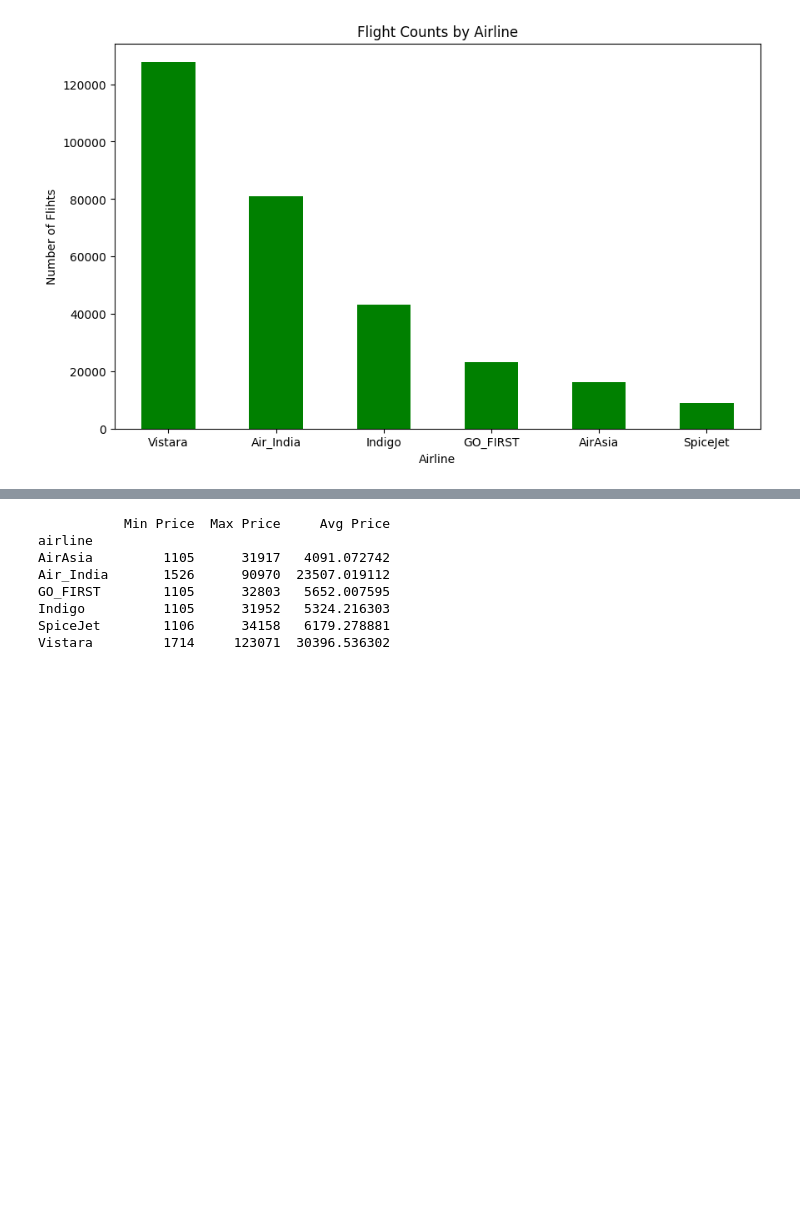
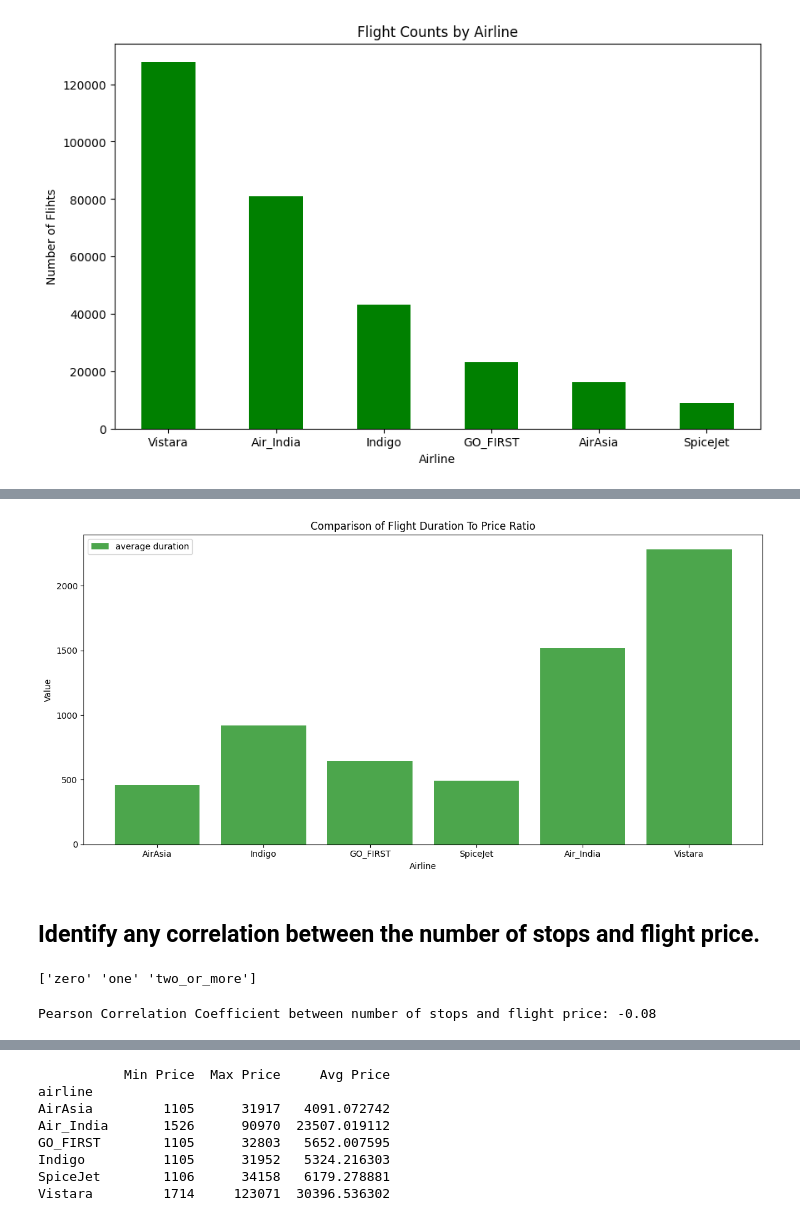
Before and after one commit to AbhishekThole/Flight_Data_Analysis, a Jupyter notebook: Flights_Data.ipynb, the cells around one changed output, grey strips where cells are left out. Drawn from its saved outputs; the diff is of its cells as text; code cells hidden in the pictures; blank space fills up the shorter version.

```diff
--- a/Flights_Data.ipynb
+++ b/Flights_Data.ipynb
@@ -183,0 +290,3 @@ plt.show()
+# %%
+# Sorting the DataFrame by average_price in ascending order
+sorted_summary_to_duration_to_price_ratio = summary_df.sort_values(by='average price')
@@ -183,0 +303,17 @@ plt.show()
+# %%
+# Creating a bar chart to compare average duration
+plt.figure(figsize=(12, 6))
+plt.bar(sorted_summary_to_duration_to_price_ratio['airline'],
+        sorted_summary_to_duration_to_price_ratio['duration_to_price_ratio'],
+        label='average duration', alpha=0.7, color='g')
+plt.xlabel('Airline')
+plt.ylabel('Value')
+plt.title('Comparison of Flight Duration To Price Ratio')
+# plt.xticks(rotation=90)
+plt.legend()
+plt.tight_layout()
+plt.show()
+# %% [output]
+[figure, added]
+# %% [markdown]
+## Identify any correlation between the number of stops and flight price.
@@ -183,0 +324,5 @@ plt.show()
+# %%
+unique_values = df['stops'].unique()
+print(unique_values)
+# %% [output]
+['zero' 'one' 'two_or_more']
@@ -183,0 +331,17 @@ plt.show()
+# %%
+# Define a mapping of stop values to numeric equivalents
+stop_mapping = {
+    'Zero': 0,
+    'one': 1,
+    'two_or_more': 2,
+}
+
+df['stops_numeric'] = df['stops'].map(stop_mapping)
+
+# Finding correlation between number of stops and flight price.
+
+correlation = df['stops_numeric'].corr(df['price'])
+
+print(f"Pearson Correlation Coefficient between number of stops and flight price: {correlation:.2f}")
+# %% [output]
+Pearson Correlation Coefficient between number of stops and flight price: -0.08
```
Also changed, not shown: parts of 72 cells of this notebook.
